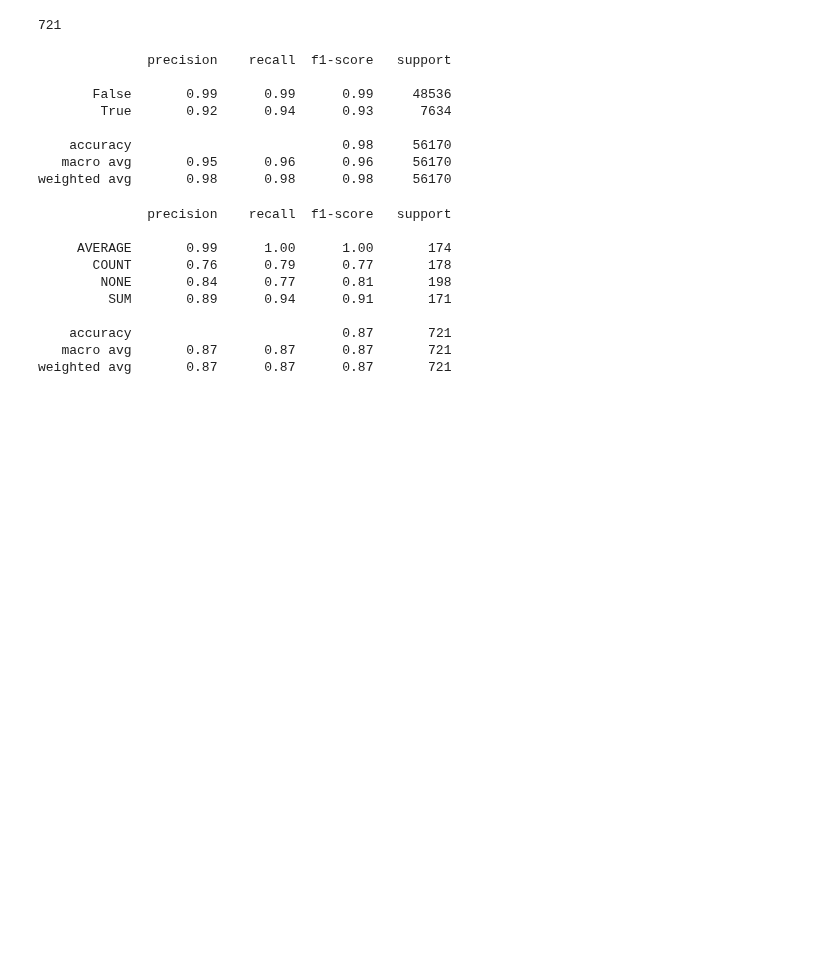
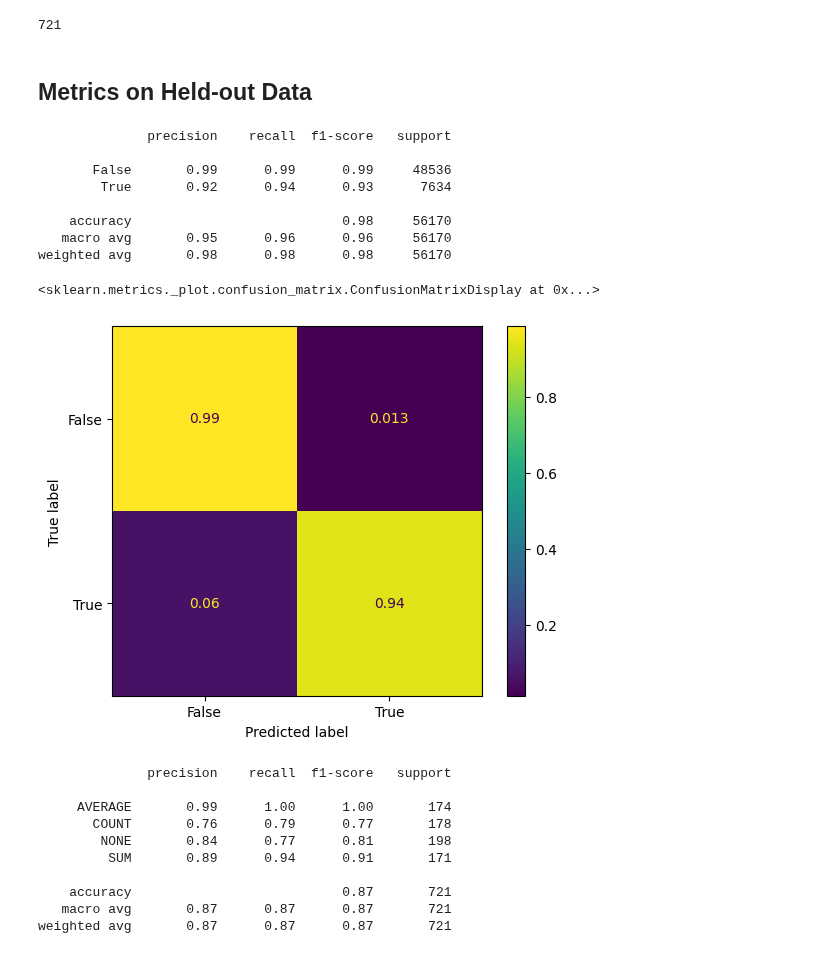
Before and after one commit to QuadroTim/amlta-project, a Jupyter notebook: notebooks/tapas_eval.ipynb, the cells around one changed output. Saved outputs shown, nothing was run; the diff lists cells and outputs as text; code cells hidden in the pictures; blank space fills up the shorter version.

Commit message:
rerun eval and include confusion matrix

```diff
--- a/notebooks/tapas_eval.ipynb
+++ b/notebooks/tapas_eval.ipynb
@@ -74,6 +77,8 @@ model = load_tapas_model()
 The tokenizer class you load from this checkpoint is not the same type as the class this function is called from. It may result in unexpected tokenization.
 The tokenizer class you load from this checkpoint is 'TapasTokenizer'.
 The class this function is called from is 'CustomTapasTokenizer'.
+# %%
+model = load_tapas_model()
 # %%
 question_data = load_batches()
 print(question_data[-1])
@@ -122,7 +127,7 @@ def get_true_labels(question: QuestionData):
 
     return labels, aggregation
 # %%
-def get_tapas_labels(question: QuestionData, threshold=threshold):
+def get_tapas_labels(question: QuestionData, model=model, threshold=threshold):
     df = get_flows(question["process_uuid"])
 
     query = question["question"]
@@ -149,3 +175,5 @@ def get_tapas_labels(question: QuestionData, threshold=threshold):
+# %% [markdown]
+## Metrics on Held-out Data
 # %%
 y_preds_labels = []
 y_preds_probs = []
@@ -180,6 +208,15 @@ print(
     accuracy                           0.98     56170
    macro avg       0.95      0.96      0.96     56170
 weighted avg       0.98      0.98      0.98     56170
+# %%
+ConfusionMatrixDisplay.from_predictions(
+    [label for labels in y_trues_labels for label in labels],
+    [label for labels in y_preds_labels for label in labels],
+    normalize="true",
+)
+# %% [output]
+<sklearn.metrics._plot.confusion_matrix.ConfusionMatrixDisplay at 0x...>
+[figure, added]
 # %%
 print(classification_report(y_trues_aggregation, y_preds_aggregation))
 # %% [output]
```
Also changed, not shown: parts of 5 cells of this notebook.
